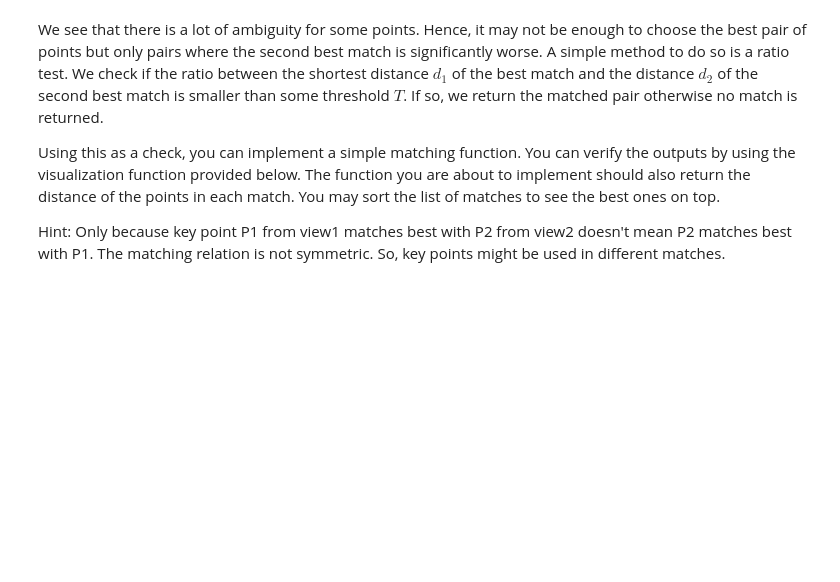
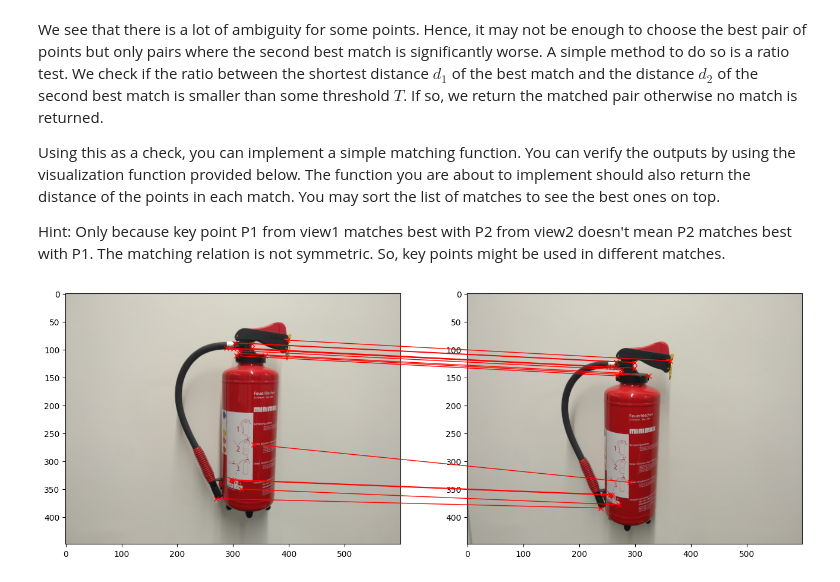
Before and after one commit to keanehui/CV-Exercises, a Jupyter notebook: 4.0-tl-feature-matching.ipynb, the cells around one changed output. Saved outputs shown, nothing was run; the diff lists cells and outputs as text; code cells hidden in the pictures; blank space fills up the shorter version.

```diff
--- a/4.0-tl-feature-matching.ipynb
+++ b/4.0-tl-feature-matching.ipynb
@@ -597,12 +596,14 @@ def match_keypoints(features_view1, features_view2, threshold=0.7):
 # %%
 matches, match_distances = match_keypoints(features["view1"], features["view2"])
 
 # sort matches by distance
-sorted_matches = # TODO: implement it
+sorted_matches = matches[np.argsort(match_distances)]
 
 # choose k best matches
-k = # TODO: implement it
-top_k_matches = # TODO: implement it
+k = 15
+top_k_matches = sorted_matches[:k]
 
 # visualize
 plot_matches(view1, view2, keypoints["view1"][0], keypoints["view2"][0], top_k_matches)
+# %% [output]
+[figure, added]
```
Also changed, not shown: parts of 11 cells of this notebook.
